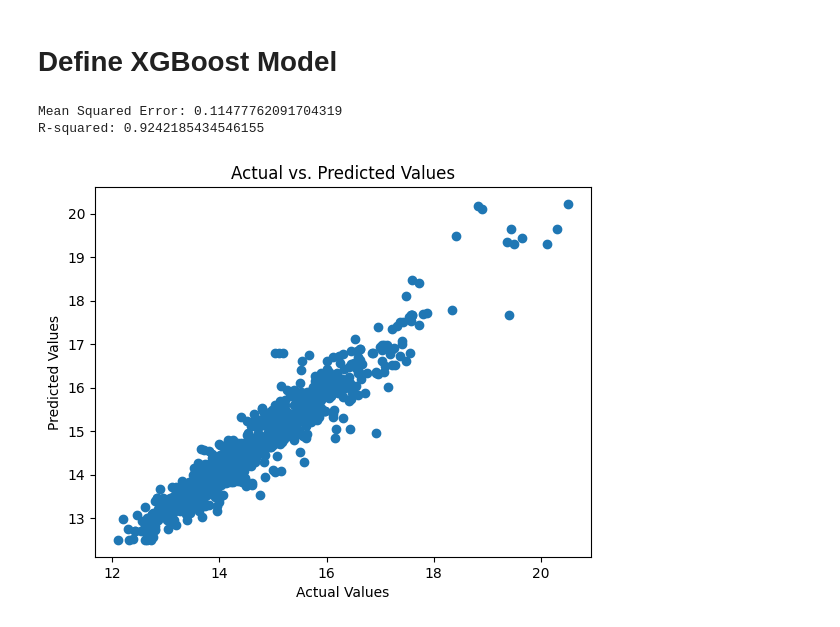
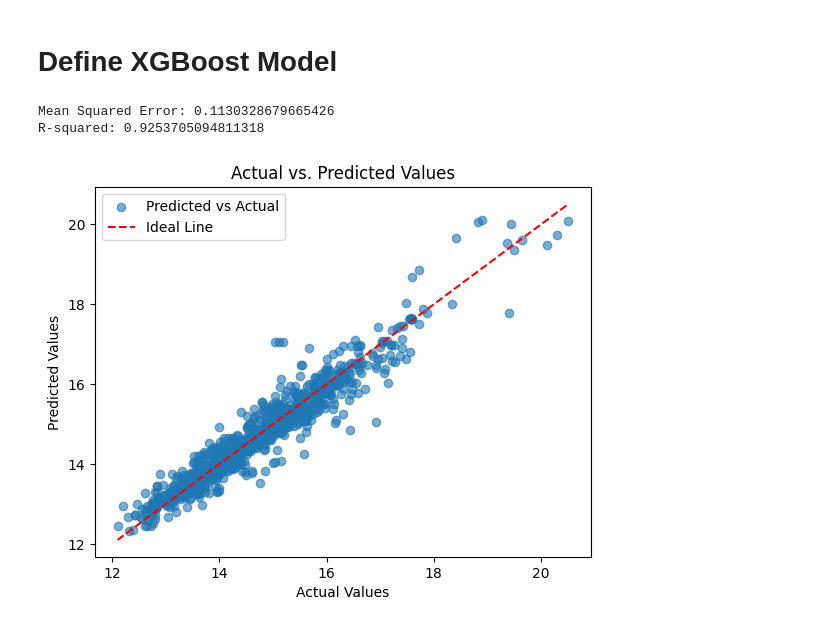
Before and after one commit to xypoon/AngularWebSocket, a Jupyter notebook: PropertiesML/capstone_ml_test.ipynb, the cells around one changed output. Drawn from its saved outputs; the diff is of its cells as text; code cells hidden in the pictures.

Commit message:
Updated ML with Regression Line and Best Feature Graph

```diff
--- a/PropertiesML/capstone_ml_test.ipynb
+++ b/PropertiesML/capstone_ml_test.ipynb
@@ -107,8 +107,8 @@ plt.show()
 
 # Select relevant features
 features = ['Area (SQFT)', 'Area (SQM)', 'Property Type', 'Street Name', 'Tenure', 'Type of Area', 'Postal District', "Floor Level"]
-X = data[features]
-y = data['Transacted Price ($)']
+X = data[features].copy()  # Use .copy() to avoid SettingWithCopyWarning
+y = data['Transacted Price ($)'].copy()
 
 # test some modification !!!
 # Example of log transforming Area and Price
@@ -130,4 +130,12 @@ X_train, X_test, y_train, y_test = train_test_split(X_encoded, y, test_size=0.3,
 # export my X_encoded headers to .dat
 headers = X_encoded.columns
 np.savetxt('headers.dat', headers, fmt='%s')
+
+# print distribution of transacteed price
+sns.histplot(y, kde=True)
+plt.title("Distribution of Transacted Price")
+plt.xlabel("Log-Transacted Price")
+plt.ylabel("Frequency")
+sns.histplot(y)
+plt.show()
 # %% [output]
@@ -154,35 +153,42 @@ dtest = xgb.DMatrix(X_test, label=y_test)
 model = xgb.XGBRegressor(
     objective='reg:squarederror',  # Use appropriate objective for regression
     max_depth=6,  # Depth of each tree
-    learning_rate=0.1,  # Step size shrinkage
+    learning_rate=0.2,  # Step size shrinkage
     n_estimators=100  # Number of boosting rounds
 )
 
 # Train the model
 model.fit(X_train, y_train)
 
 
 from sklearn.metrics import mean_squared_error, r2_score
 
 # Predict on test data
 y_pred = model.predict(X_test)
 
 # Evaluate
 mse = mean_squared_error(y_test, y_pred)
 r2 = r2_score(y_test, y_pred)
 
 print(f'Mean Squared Error: {mse}')
 print(f'R-squared: {r2}')
 
 import matplotlib.pyplot as plt
 
 # Plot actual vs. predicted values
-plt.scatter(y_test, y_pred)
+plt.scatter(y_test, y_pred, alpha=0.6, label="Predicted vs Actual")
 plt.xlabel('Actual Values')
 plt.ylabel('Predicted Values')
 plt.title('Actual vs. Predicted Values')
+
+# Add a 45-degree line (perfect prediction line)
+min_val = min(min(y_test), min(y_pred))
+max_val = max(max(y_test), max(y_pred))
+plt.plot([min_val, max_val], [min_val, max_val], color='red', linestyle='--', label="Ideal Line")
+
+plt.legend()
 plt.show()
 # %% [output]
-Mean Squared Error: 0.11477762091704319
-R-squared: 0.9242185434546155
+Mean Squared Error: 0.1130328679665426
+R-squared: 0.9253705094811318
-[figure, old version]
+[figure, new version]
```
Also changed, not shown: parts of 8 cells of this notebook, 3 other files.
